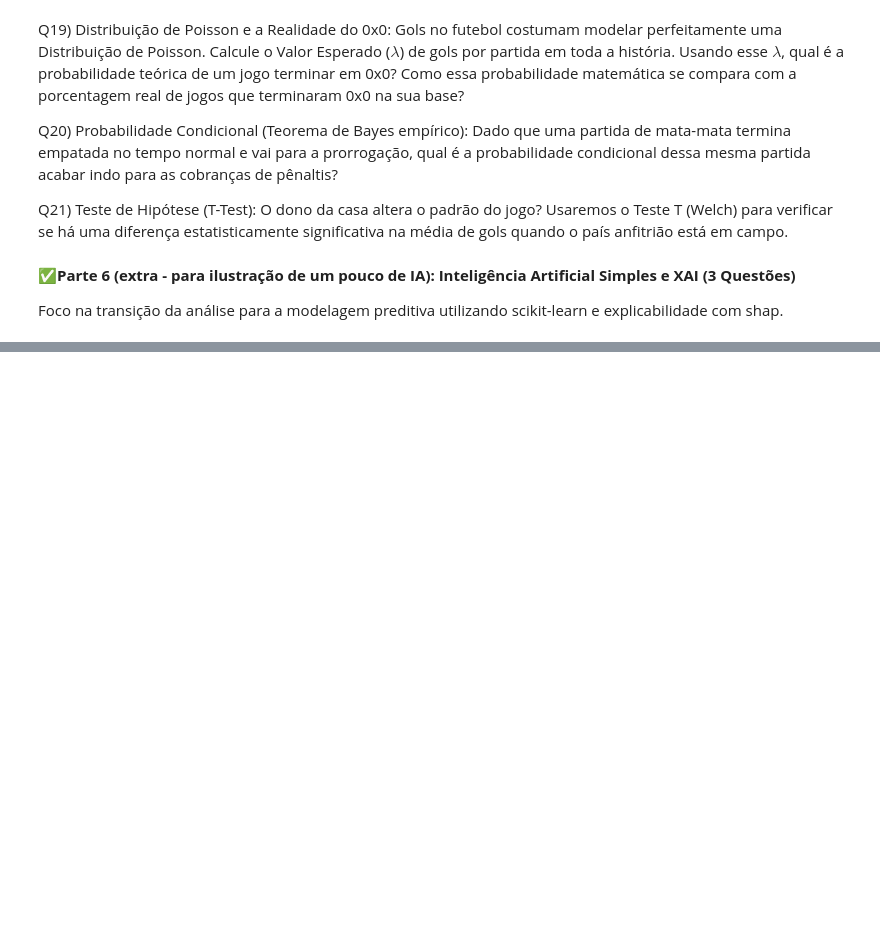
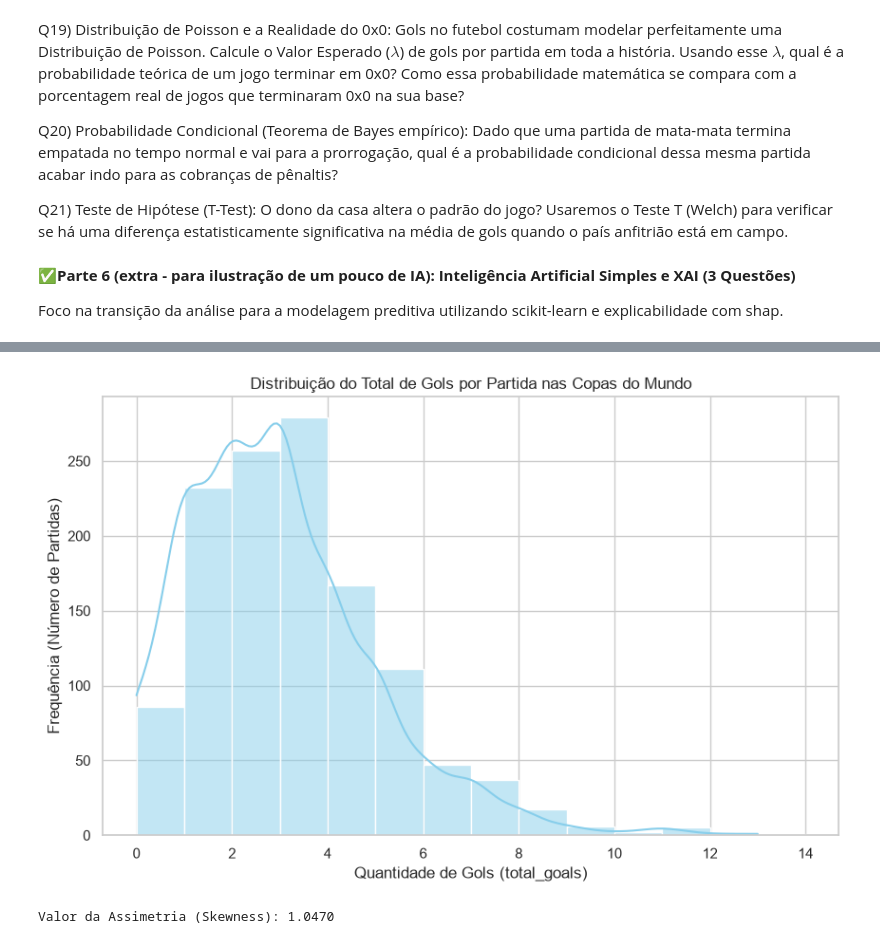
Before and after one commit to arturdosanjos/tp_fcd, a Jupyter notebook: TP_FCD_Artur&Gabriel (1).ipynb, the cells around one changed output, grey strips where cells are left out. Cells and saved outputs as stored; diff of their text form; code cells hidden in the pictures; blank space fills up the shorter version.

```diff
--- a/TP_FCD_Artur&Gabriel (1).ipynb
+++ b/TP_FCD_Artur&Gabriel (1).ipynb
@@ -315,0 +398,19 @@ zebra
+# %%
+# questao 11
+# Gere a distribuição da quantidade de gols marcados por partida na história das Copas. A distribuição tem uma assimetria positiva (cauda longa para a direita)?
+
+plt.figure(figsize=(10, 6))
+sns.histplot(df_consolidado['total_goals'].dropna(),
+             bins=range(0, int(df_consolidado['total_goals'].max()) + 2),
+             kde=True, # Adiciona a linha de tendência para visualizar melhor a cauda
+             color='skyblue')
+plt.title('Distribuição do Total de Gols por Partida nas Copas do Mundo')
+plt.xlabel('Quantidade de Gols (total_goals)')
+plt.ylabel('Frequência (Número de Partidas)')
+plt.show()
+
+assimetria = df_consolidado['total_goals'].skew()
+print(f"Valor da Assimetria (Skewness): {assimetria:.4f}")
+# %% [output]
+[figure, added]
+Valor da Assimetria (Skewness): 1.0470
```
Also changed, not shown: parts of 20 cells of this notebook.
